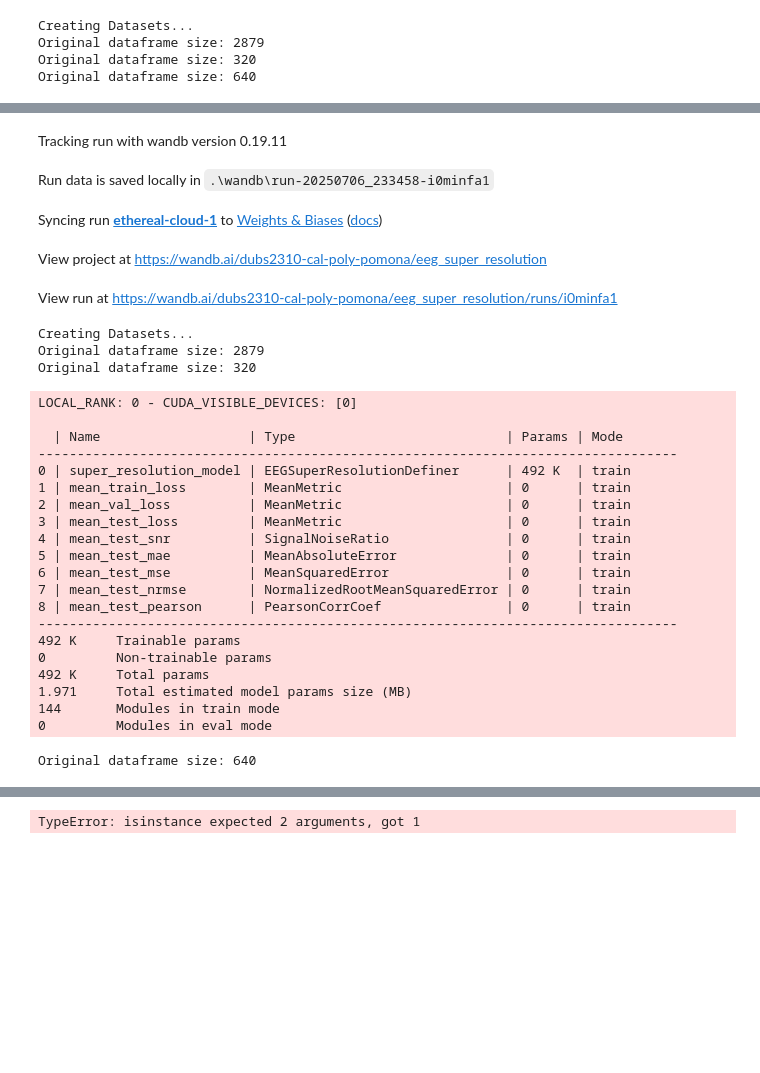
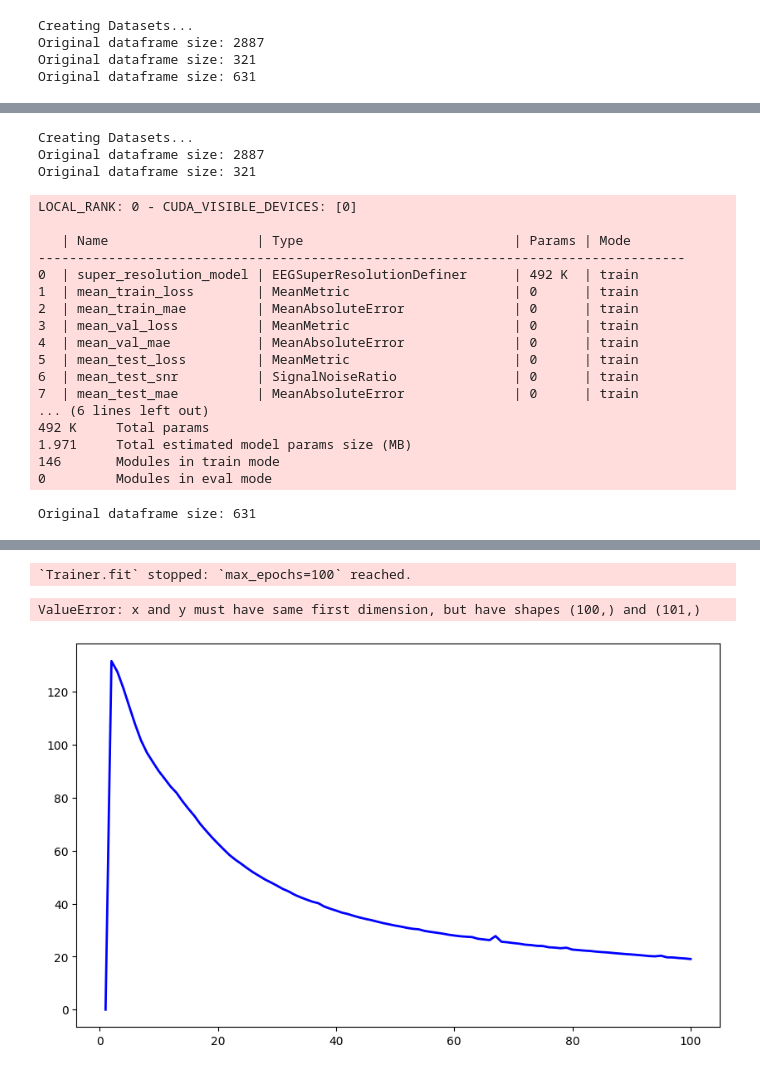
Before and after one commit to Dubs2310/Super-Res-EEG-Image-Decoder, a Jupyter notebook: code/notebooks/super_resolution_training.ipynb, the cells around one changed output, grey strips where cells are left out. Cells and saved outputs as stored; diff of their text form; code cells hidden in the pictures; blank space fills up the shorter version.

Commit message:
Trained 650ms 250Hz SR

```diff
--- a/code/notebooks/super_resolution_training.ipynb
+++ b/code/notebooks/super_resolution_training.ipynb
@@ -18,12 +16,12 @@ dm = EEGSuperResolutionDataModule(
     window_after_event_ms=600,
     subject=1,
     session=1,
-    batch_size=32,
+    batch_size=64,
     num_workers=4
 )
 # %%
 sample_data = dm.get_sample_info()
-epochs = 1
+epochs = 100
 subject = 1
 session = 1
 input_channels = sample_data['input']['channel_names']
@@ -31,20 +29,20 @@ output_channels = sample_data['output']['channel_names']
 timesteps = sample_data['input']['num_timesteps']
 # %% [output]
 Creating Datasets...
-Original dataframe size: 2879
-Original dataframe size: 320
-Original dataframe size: 640
+Original dataframe size: 2887
+Original dataframe size: 321
+Original dataframe size: 631
 # %%
 lightning_model = SuperResolutionTrainerModel(input_channels, output_channels, timesteps)
 
 checkpoint_callback = pl.callbacks.ModelCheckpoint(
-    dirpath="S:\\PolySecLabProjects\\eeg-image-decoding\\updated-code\\models\\check_points\\super_resolution",
+    dirpath="/workspace/eeg-image-decoding/code/models/check_points/super_resolution",
     filename=f"subj{subject}_session{session}_{{epoch}}",
     every_n_epochs=5,
     save_top_k=-1
 )
 
-results_callback = SuperResolutionTrainerCallback()
+results_callback = SuperResolutionPlottingCallback()
 
 logger = pl.loggers.WandbLogger(project="eeg_super_resolution")
 
@@ -58,10 +56,6 @@ trainer = pl.Trainer(
 
 trainer.fit(lightning_model, dm)
 # trainer.test(lightning_model, dm)
-
-if logger and isinstance(logger, pl.loggers.WandbLogger):
-    logger.finalize('success')
-    wandb.finish()
 # %% [output]
 GPU available: True (cuda), used: True
 TPU available: False, using: 0 TPU cores
@@ -71,29 +64,21 @@ wandb: Currently logged in as: dubs2310 (dubs2310-cal-poly-pomona) to https://ap
-Tracking run with wandb version 0.19.11
-Run data is saved locally in .\wandb\run-20250706_233458-i0minfa1
-Syncing run ethereal-cloud-1 to Weights & Biases (docs)
-View project at https://wandb.ai/dubs2310-cal-poly-pomona/eeg_super_resolution
-View run at https://wandb.ai/dubs2310-cal-poly-pomona/eeg_super_resolution/runs/i0minfa1
 Creating Datasets...
-Original dataframe size: 2879
-Original dataframe size: 320
+Original dataframe size: 2887
+Original dataframe size: 321
 LOCAL_RANK: 0 - CUDA_VISIBLE_DEVICES: [0]
 
-  | Name                   | Type                           | Params | Mode
-----------------------------------------------------------------------------------
-0 | super_resolution_model | EEGSuperResolutionDefiner      | 492 K  | train
-1 | mean_train_loss        | MeanMetric                     | 0      | train
-2 | mean_val_loss          | MeanMetric                     | 0      | train
-3 | mean_test_loss         | MeanMetric                     | 0      | train
-4 | mean_test_snr          | SignalNoiseRatio               | 0      | train
-5 | mean_test_mae          | MeanAbsoluteError              | 0      | train
-6 | mean_test_mse          | MeanSquaredError               | 0      | train
-7 | mean_test_nrmse        | NormalizedRootMeanSquaredError | 0      | train
-8 | mean_test_pearson      | PearsonCorrCoef                | 0      | train
-----------------------------------------------------------------------------------
-492 K     Trainable params
-0         Non-trainable params
+   | Name                   | Type                           | Params | Mode
+-----------------------------------------------------------------------------------
+0  | super_resolution_model | EEGSuperResolutionDefiner      | 492 K  | train
+1  | mean_train_loss        | MeanMetric                     | 0      | train
+2  | mean_train_mae         | MeanAbsoluteError              | 0      | train
+3  | mean_val_loss          | MeanMetric                     | 0      | train
+4  | mean_val_mae           | MeanAbsoluteError              | 0      | train
+5  | mean_test_loss         | MeanMetric                     | 0      | train
+6  | mean_test_snr          | SignalNoiseRatio               | 0      | train
+7  | mean_test_mae          | MeanAbsoluteError              | 0      | train
+... (6 lines left out)
 492 K     Total params
 1.971     Total estimated model params size (MB)
-144       Modules in train mode
+146       Modules in train mode
 0         Modules in eval mode
-Original dataframe size: 640
+Original dataframe size: 631
@@ -101 +86,3 @@ Original dataframe size: 640
-TypeError: isinstance expected 2 arguments, got 1
+`Trainer.fit` stopped: `max_epochs=100` reached.
+ValueError: x and y must have same first dimension, but have shapes (100,) and (101,)
+[figure, added]
```
Also changed, not shown: parts of 5 cells of this notebook.
